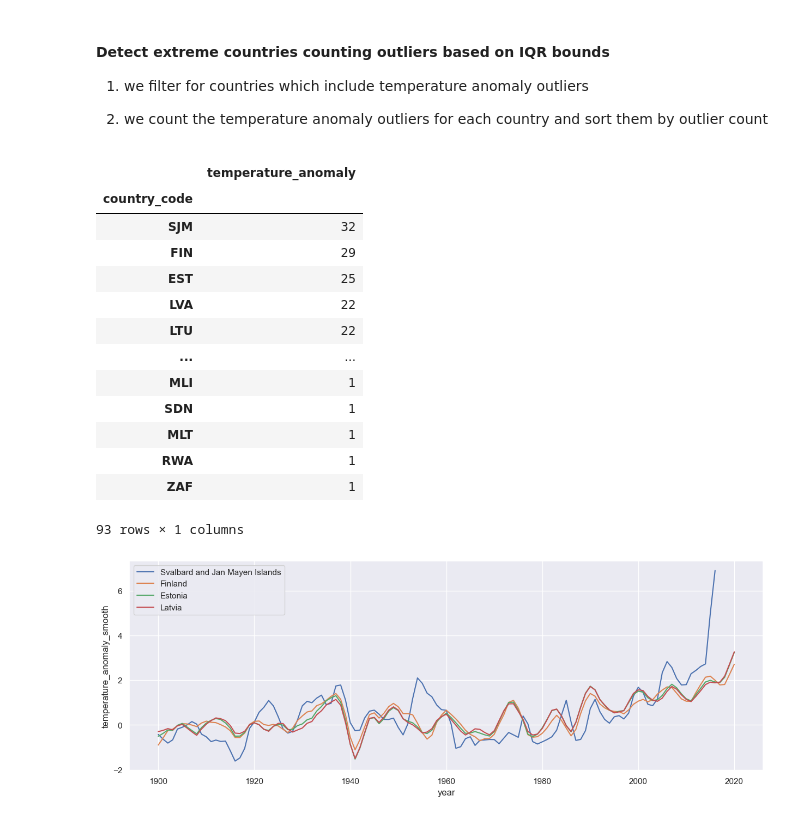
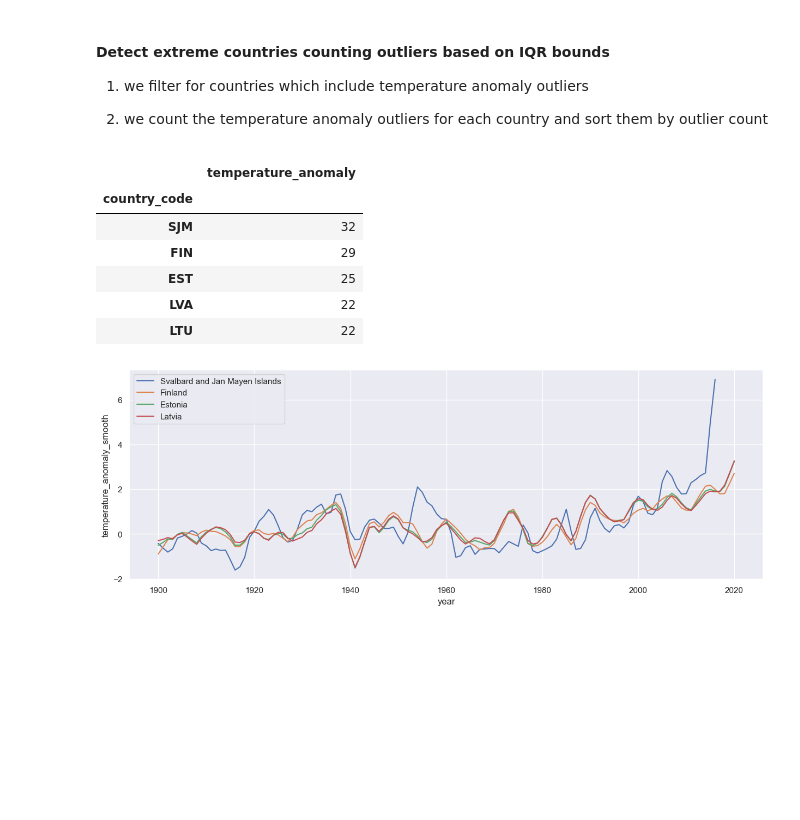
Before and after one commit to lukiwieser/natural-disasters-and-climate-change, a Jupyter notebook: temp-analysis.ipynb, the cells around one changed output. Saved outputs shown, nothing was run; the diff lists cells and outputs as text; code cells hidden in the pictures; blank space fills up the shorter version.

```diff
--- a/temp-analysis.ipynb
+++ b/temp-analysis.ipynb
@@ -219,24 +201,17 @@ print(temp_anomaly_lower_bound)
 # %%
 temp_countries_anomaly_outlier = temp_country[(temp_country['temperature_anomaly'] >= temp_anomaly_upper_bound)
                                               | (temp_country['temperature_anomaly'] <= temp_anomaly_lower_bound)][['country_code', 'temperature_anomaly']]
 
 temp_countries_anomaly_outlier = temp_countries_anomaly_outlier.groupby(['country_code']).count().sort_values(['temperature_anomaly'], ascending=False)
-temp_countries_anomaly_outlier
+temp_countries_anomaly_outlier.head(5)
 # %% [output]
 |  | temperature_anomaly |
 | country_code |  |
 | SJM | 32 |
 | FIN | 29 |
 | EST | 25 |
 | LVA | 22 |
 | LTU | 22 |
-| ... | ... |
-| MLI | 1 |
-| SDN | 1 |
-| MLT | 1 |
-| RWA | 1 |
-| ZAF | 1 |
-93 rows × 1 columns
 # %%
 temp_extreme_countries = ["SJM","FIN","EST","LVA"]
 plot_countries_temp_anomalies(temp_extreme_countries)
```
Also changed, not shown: parts of 33 cells of this notebook.
